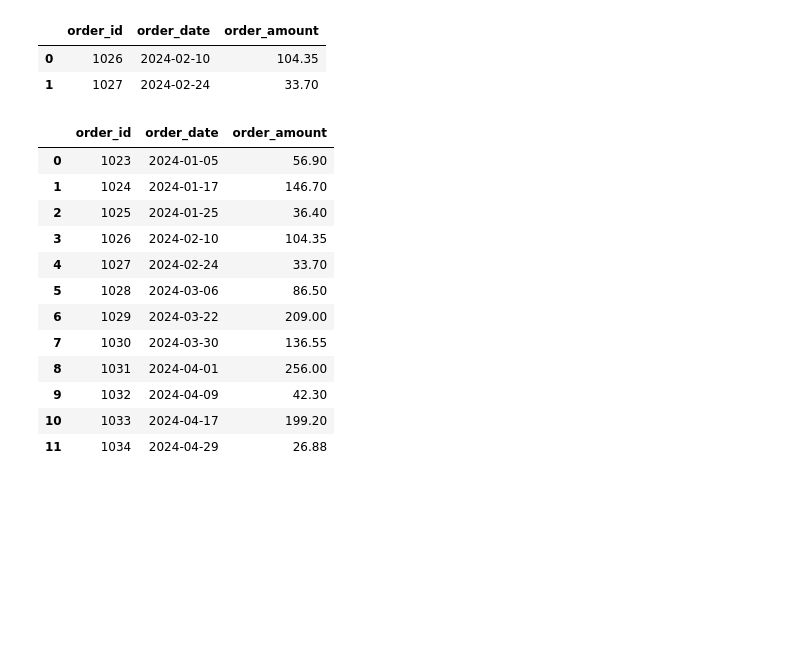
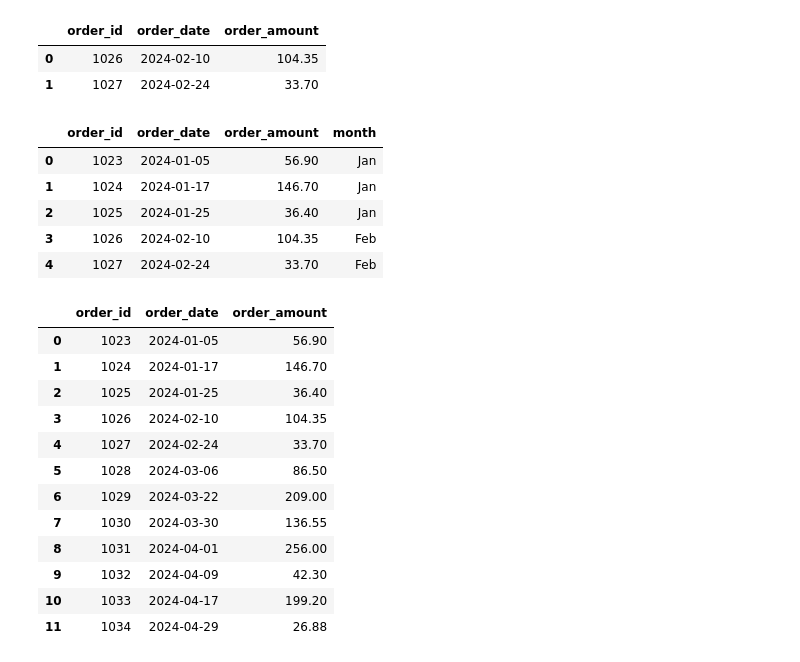
Before and after one commit to ist256/spring2025, a Jupyter notebook: lessons/11-Pandas-II/WMC3-Concat-Merge.ipynb, the cells around one changed output. Cells and saved outputs as stored; diff of their text form; code cells hidden in the pictures; blank space fills up the shorter version.

```diff
--- a/lessons/11-Pandas-II/WMC3-Concat-Merge.ipynb
+++ b/lessons/11-Pandas-II/WMC3-Concat-Merge.ipynb
@@ -23,6 +23,20 @@ feb_orders
 |  | order_id | order_date | order_amount |
 | 0 | 1026 | 2024-02-10 | 104.35 |
 | 1 | 1027 | 2024-02-24 | 33.70 |
+# %%
+# always add a lineage column so you know where the combined data came from
+jan_orders['month'] = 'Jan'
+feb_orders['month'] = 'Feb'
+# when you concat ingore index reset the index
+combined = pd.concat([jan_orders, feb_orders], ignore_index=True)
+combined
+# %% [output]
+|  | order_id | order_date | order_amount | month |
+| 0 | 1023 | 2024-01-05 | 56.90 | Jan |
+| 1 | 1024 | 2024-01-17 | 146.70 | Jan |
+| 2 | 1025 | 2024-01-25 | 36.40 | Jan |
+| 3 | 1026 | 2024-02-10 | 104.35 | Feb |
+| 4 | 1027 | 2024-02-24 | 33.70 | Feb |
 # %%
 months = ["jan", "feb", "mar", "apr"]
 orders = [] #list for order dataframes
```
Also changed, not shown: parts of 6 cells of this notebook, 4 other files.
